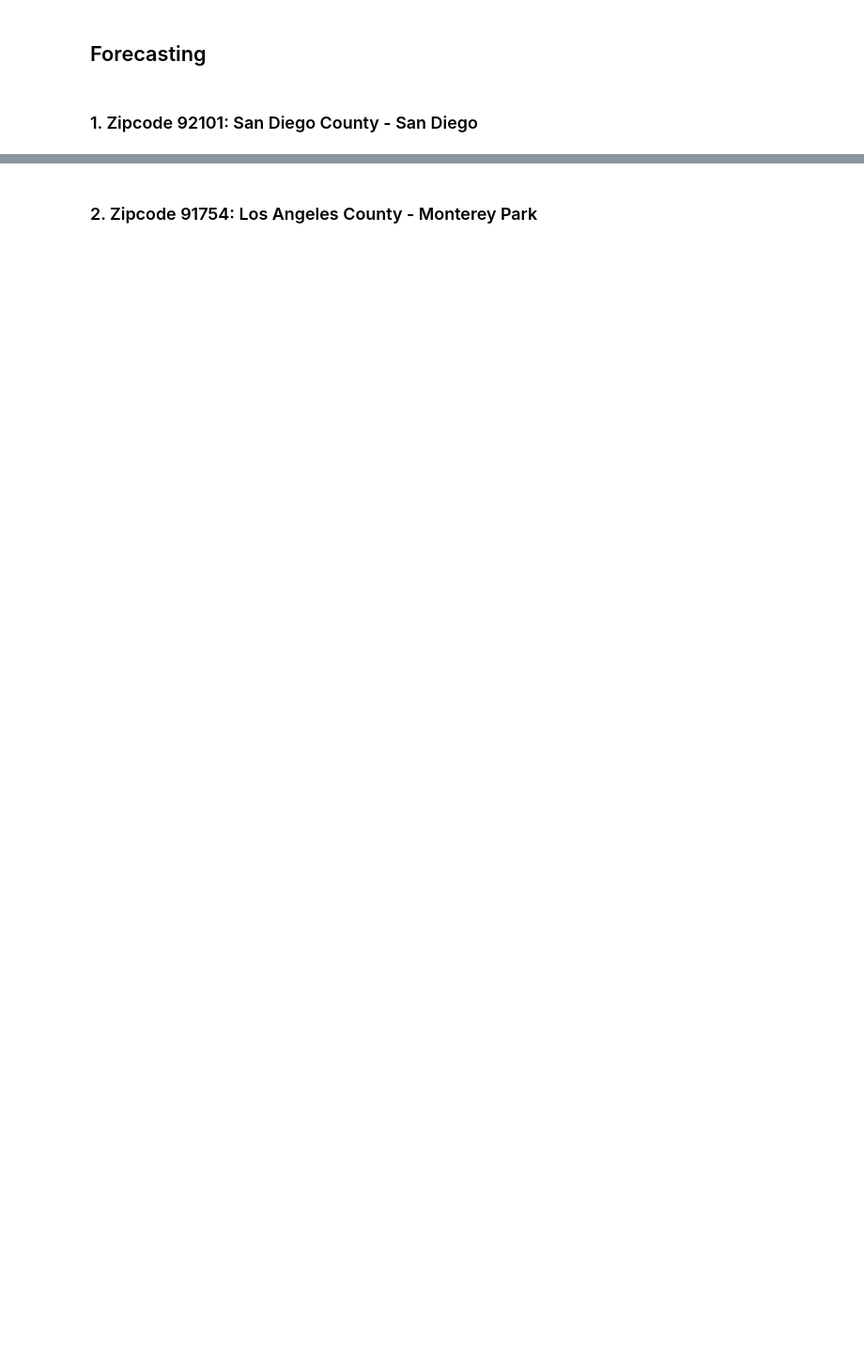
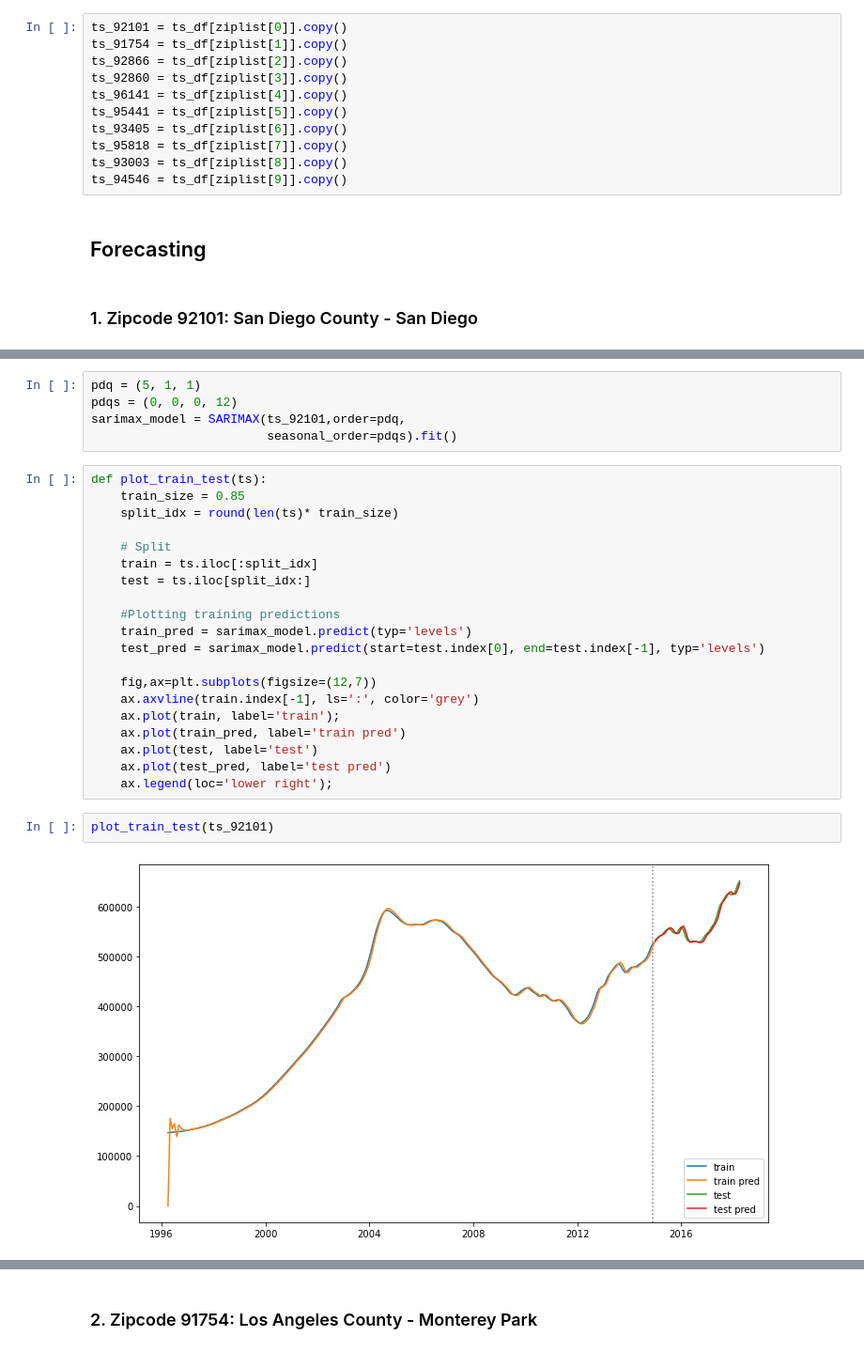
Before and after one commit to jennifernha/Zillow-Time-Series, a Jupyter notebook: Zillow-Times-Series.ipynb, the cells around one changed output, grey strips where cells are left out. Shown at 94% size. Cells and saved outputs as stored; diff of their text form; blank space fills up the shorter version.

```diff
--- a/Zillow-Times-Series.ipynb
+++ b/Zillow-Times-Series.ipynb
@@ -1008,3 +680,14 @@ for zc in ziplist:
+# %%
+ts_92101 = ts_df[ziplist[0]].copy()
+ts_91754 = ts_df[ziplist[1]].copy()
+ts_92866 = ts_df[ziplist[2]].copy()
+ts_92860 = ts_df[ziplist[3]].copy()
+ts_96141 = ts_df[ziplist[4]].copy()
+ts_95441 = ts_df[ziplist[5]].copy()
+ts_93405 = ts_df[ziplist[6]].copy()
+ts_95818 = ts_df[ziplist[7]].copy()
+ts_93003 = ts_df[ziplist[8]].copy()
+ts_94546 = ts_df[ziplist[9]].copy()
 # %% [markdown]
 ## Forecasting
 # %% [markdown]
@@ -1021,0 +703,29 @@ ret_92101 = forecast_model(TS_92101,pdq=pdq,pdqs=pdqs,zc=92101)
+# %%
+pdq = (5, 1, 1)
+pdqs = (0, 0, 0, 12)
+sarimax_model = SARIMAX(ts_92101,order=pdq,
+                        seasonal_order=pdqs).fit()
+# %%
+def plot_train_test(ts):
+    train_size = 0.85
+    split_idx = round(len(ts)* train_size)
+
+    # Split
+    train = ts.iloc[:split_idx]
+    test = ts.iloc[split_idx:]
+
+    #Plotting training predictions
+    train_pred = sarimax_model.predict(typ='levels')
+    test_pred = sarimax_model.predict(start=test.index[0], end=test.index[-1], typ='levels')
+
+    fig,ax=plt.subplots(figsize=(12,7))
+    ax.axvline(train.index[-1], ls=':', color='grey')
+    ax.plot(train, label='train');
+    ax.plot(train_pred, label='train pred')
+    ax.plot(test, label='test')
+    ax.plot(test_pred, label='test pred')
+    ax.legend(loc='lower right');
+# %%
+plot_train_test(ts_92101)
+# %% [output]
+[figure, added]
```
Also changed, not shown: parts of 95 cells of this notebook.
